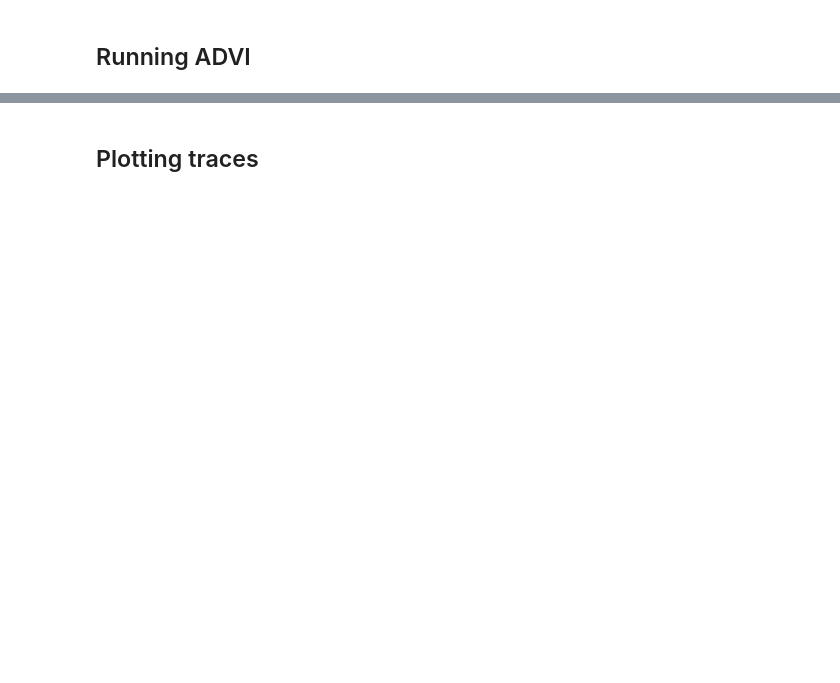
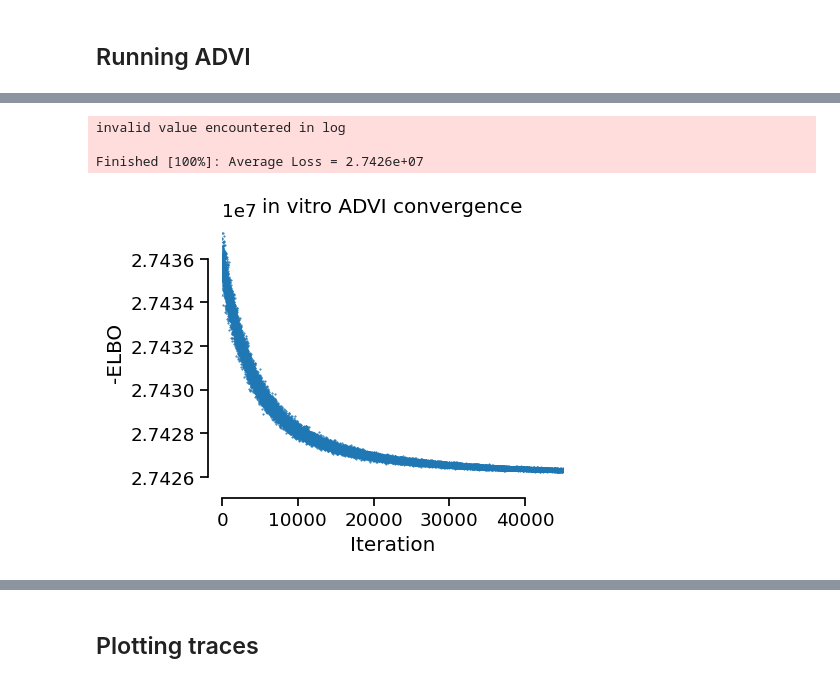
Before and after one commit to sys-bio/BMCA-pipeline, a Jupyter notebook: notebooks/omitted_data/combination100_ADVI.ipynb, the cells around one changed output, grey strips where cells are left out. Drawn from its saved outputs; the diff is of its cells as text; code cells hidden in the pictures; blank space fills up the shorter version.

```diff
--- a/notebooks/omitted_data/combination100_ADVI.ipynb
+++ b/notebooks/omitted_data/combination100_ADVI.ipynb
@@ -72,14 +48,8 @@ external = r.getBoundarySpeciesIds()
 fluxes = ['v_' + i for i in r.getReactionIds()]
 # %%
 data_types = [fluxes, enzymes, internal, external]
-# %%
-crossSections=[]
-
-for i, data_subset in enumerate(data_types):
-    concatList = []
-    kept, omitted = train_test_split(data_subset, test_size=1, random_state=i)
-    for ii in [j for j in data_types if j != data_subset]:
-        concatList.append(data[ii])
-    concatList.append(data[kept])
-    holey_data = pd.concat(concatList, axis=1)
-    crossSections.append(holey_data)
+# %%
+omit_v_data = pd.concat([data[internal], data[external], data[enzymes]], axis=1)
+omit_e_data = pd.concat([data[internal], data[fluxes], data[external]], axis=1)
+omit_x_data = pd.concat([data[external], data[fluxes], data[enzymes]], axis=1)
+omit_y_data = pd.concat([data[internal], data[fluxes], data[enzymes]], axis=1)
@@ -86,5 +77,5 @@ for i, data_subset in enumerate(data_types):
 # %%
-BIOMD64_v = BMCA.BMCA(Teusink_ant, crossSections[0])
-BIOMD64_e = BMCA.BMCA(Teusink_ant, crossSections[1])
-BIOMD64_x = BMCA.BMCA(Teusink_ant, crossSections[2])
-BIOMD64_y = BMCA.BMCA(Teusink_ant, crossSections[3])
+BIOMD64_v = BMCA.BMCA(Teusink_ant, omit_v_data)
+BIOMD64_e = BMCA.BMCA(Teusink_ant, omit_e_data)
+BIOMD64_x = BMCA.BMCA(Teusink_ant, omit_x_data)
+BIOMD64_y = BMCA.BMCA(Teusink_ant, omit_y_data)
@@ -103,8 +153,7 @@ def calculate_e_hat(BMCA_obj, v_hat_obs, x_terms, y_terms):
 
     return aesara.tensor.reciprocal(product)
 # %%
-def run_BayesInf_v(BMCA_obj, holey_data):
-    # flux = ['v_' + i for i in r.getReactionIds()]
+def run_BayesInf_v(BMCA_obj, holey_data, n_samp=1):
 
     known_v_inds = []
     omitted_v_inds = []
@@ -162,5 +211,11 @@ def run_BayesInf_v(BMCA_obj, holey_data):
         plt.title('in vitro ADVI convergence')
         plt.tight_layout()
 
-    return approx.sample(draws=1000, random_seed=1)
+    if n_samp > 1:
+        samples = []
+        for i in range(n_samp):
+            samples.append(approx.sample(draws=1000, random_seed=i))
+        return samples
+    else:
+        return approx.sample(draws=1000, random_seed=n_samp)
 # %%
@@ -419,0 +421,3 @@ Finished [100%]: Average Loss = 1,475.8
+# %%
+traces_none = run_BayesInf_v(BIOMD64, data, n_samp=3)
+# %% [output]
@@ -419,0 +425,4 @@ Finished [100%]: Average Loss = 1,475.8
+invalid value encountered in log
+
+Finished [100%]: Average Loss = 2.7426e+07
+[figure, added]
```
Also changed, not shown: parts of 39 cells of this notebook.
